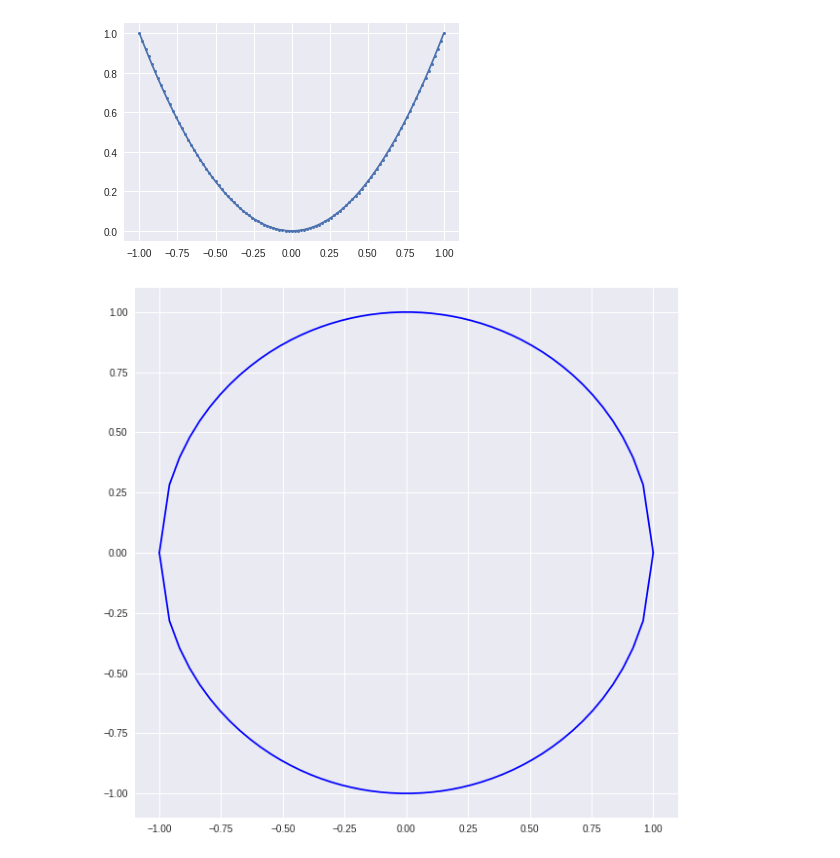
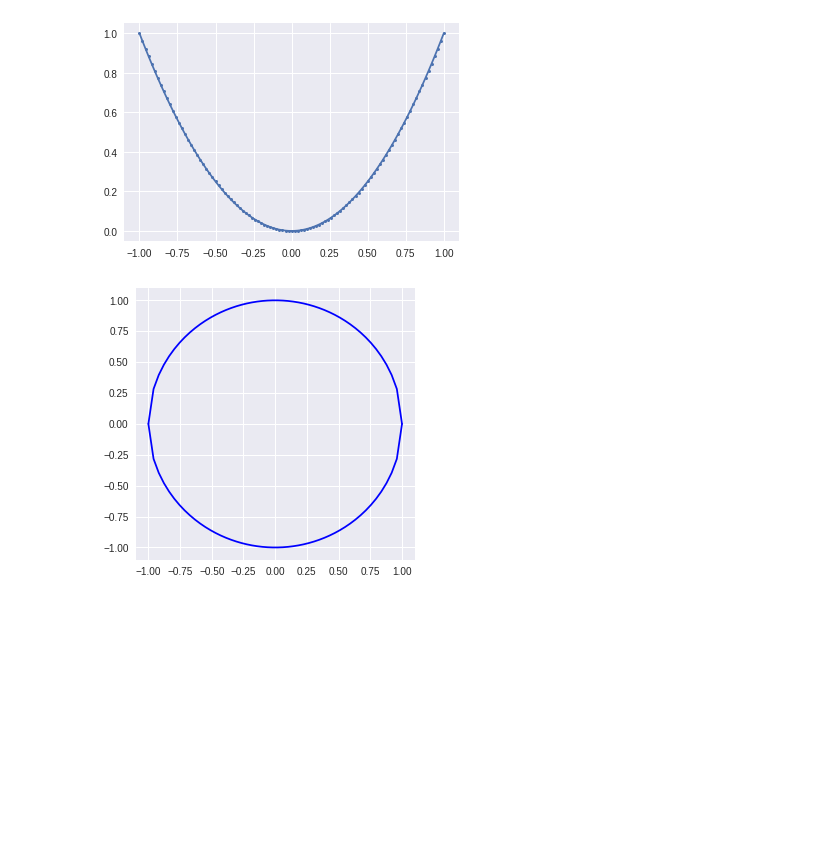
Before and after one commit to tjwei/NDHU_AM1130, a Jupyter notebook: 2018_Week06_numpy.ipynb, the cells around one changed output. Saved outputs shown, nothing was run; the diff lists cells and outputs as text; code cells hidden in the pictures; blank space fills up the shorter version.

```diff
--- a/2018_Week06_numpy.ipynb
+++ b/2018_Week06_numpy.ipynb
@@ -168,11 +168,11 @@ plt.plot(x, y,  '-o', markersize=3)
 [<matplotlib.lines.Line2D at 0x...>]
 [figure]
 # %%
-plt.figure(figsize=(10,10))
+plt.figure(figsize=(5,5))
 x = np.linspace(-1,1, 50)
 y = np.sqrt(1-x**2)
 plt.plot(x, y, 'b', x, -y, 'b');
 #plt.savefig('circle.png', dpi=600)
 # %% [output]
-[figure, old version]
+[figure, new version]
 # %%
```
Also changed, not shown: parts of 2 cells of this notebook.
